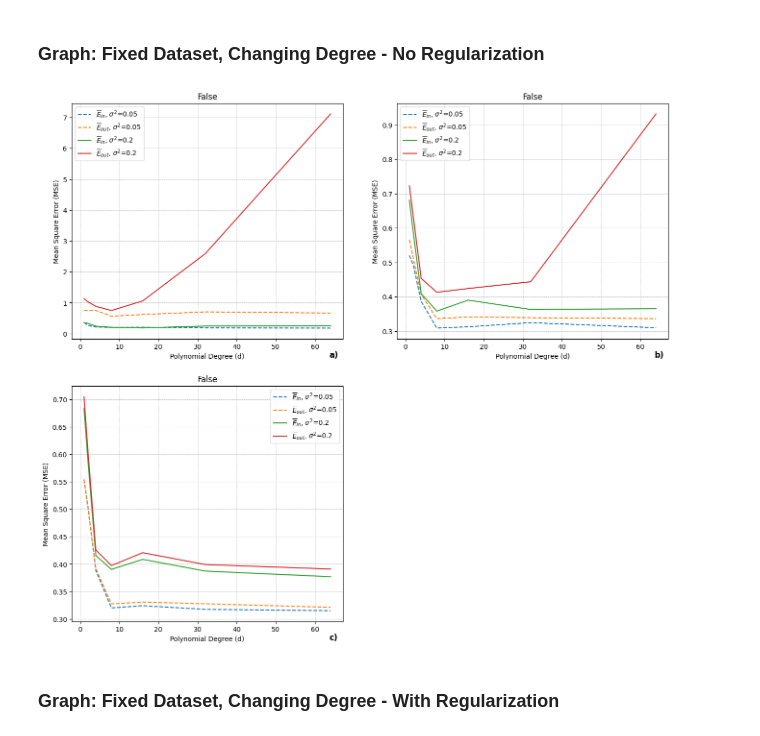
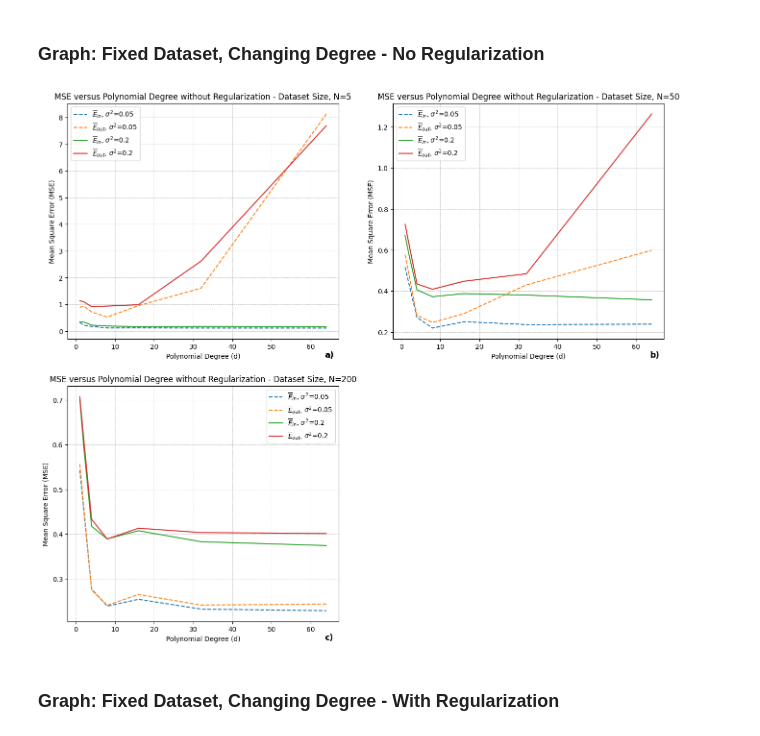
Before and after one commit to nathanbowness/CSI5340Assignments, a Jupyter notebook: Assignment1/Assignment1_Code.ipynb, the cells around one changed output. Drawn from its saved outputs; the diff is of its cells as text; code cells hidden in the pictures.

Commit message:
Edit 1 last mistake in the generated output

```diff
--- a/Assignment1/Assignment1_Code.ipynb
+++ b/Assignment1/Assignment1_Code.ipynb
@@ -119,14 +119,14 @@ for N in N_values:
 Store the data in list<tuple>, so it can be filtered and graphed without being recomputed.
 # %%
 # Create a tuple with all values for each variance setting so they can be filtered later: (N, d, Ein_bar, Eout_bar)
-output_variance_pointzero5 = []
+output_variance_pointzero5_reg = []
 output_variance_point2_reg = []
 
 # Test runs for variance at 0.05, with regularization
 for N in N_values:
     for d in d_values:
         Ein_bar, Eout_bar = experiment(N, d, 0.05, True)
-        output_variance_pointzero5.append((N, d, Ein_bar, Eout_bar))
+        output_variance_pointzero5_reg.append((N, d, Ein_bar, Eout_bar))
 
 # Test runs for variance at 0.2, with regularization
 for N in N_values:
@@ -207,18 +207,18 @@ def plot_fixed_degree_changing_dataset_size(d_value, output_tuple_variance_point
 # %%
 # Plot graphs for fixed values of N without regularization
 # Reminder: Output tuples have format - (N, d, Ein_bar, Eout_bar)
 N_array_mapping = [5, 50, 200]
 # Add labels to the subplots
 labels = ['a)', 'b)', 'c)', 'd)']  # You can customize the labels as needed
 
 current_subplot = 1
 figure1 = plt.figure(figsize=(16, 14))
 for N_value in N_array_mapping:
-    subplot = plot_fixed_dataset_changing_degree(N_value, output_variance_pointzero5, output_variance_point2, 2, 2, current_subplot, labels[current_subplot-1], False)
+    subplot = plot_fixed_dataset_changing_degree(N_value, output_variance_pointzero5, output_variance_point2, 2, 2, current_subplot, labels[current_subplot-1], f"MSE versus Polynomial Degree without Regularization - Dataset Size, N={N_value}")
     figure1.add_subplot(subplot)
     current_subplot += 1
 # %% [output]
-[figure, old version]
+[figure, new version]
 # %% [markdown]
 ### Graph: Fixed Dataset, Changing Degree - With Regularization
 # %%
```
Also changed, not shown: parts of 7 cells of this notebook.
